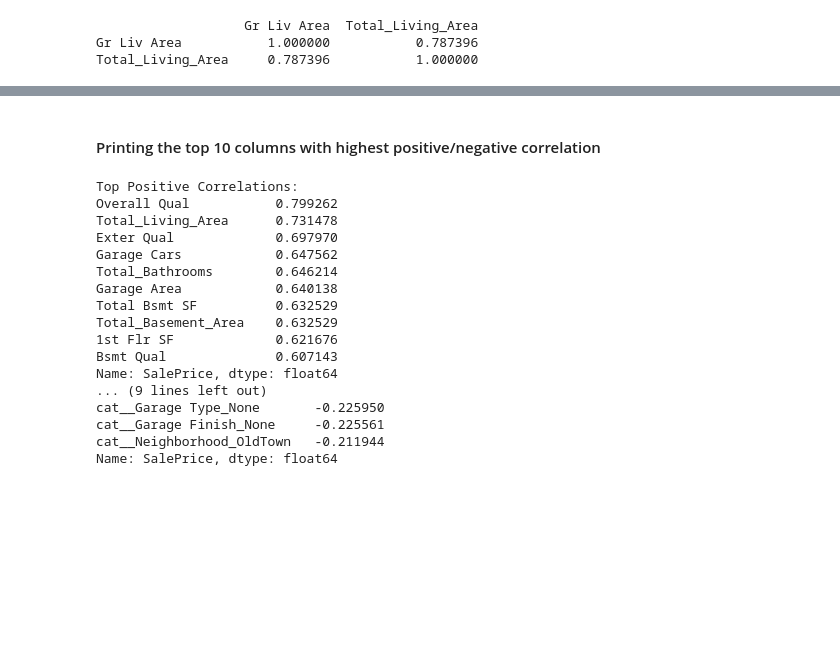
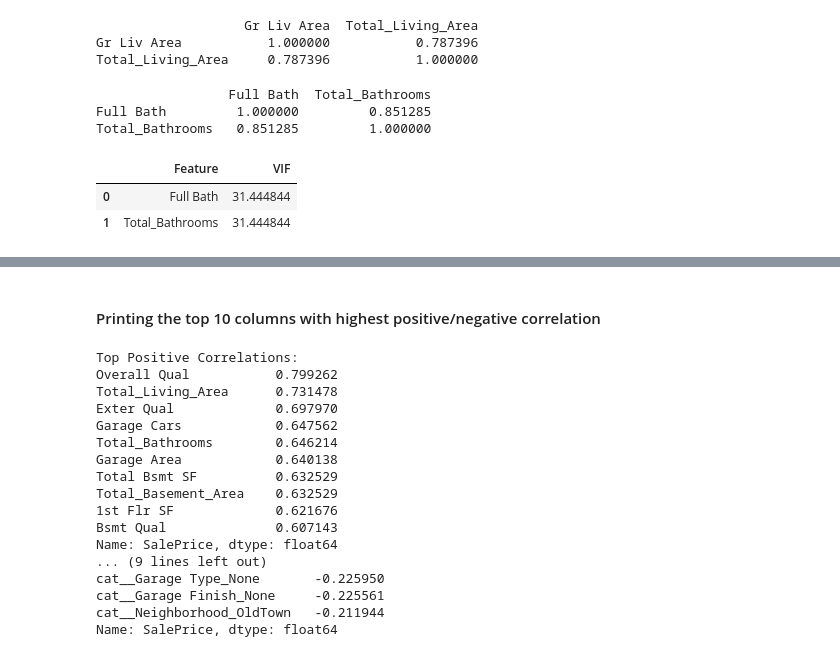
Before and after one commit to Sandeep20013/AI-Learning-Tracking, a Jupyter notebook: Projects/Ames Housing Prediction/Ames Housing Price Prediction - Visualization and Feature Engineering.ipynb, the cells around one changed output, grey strips where cells are left out. Cells and saved outputs as stored; diff of their text form; code cells hidden in the pictures; blank space fills up the shorter version.

```diff
--- a/Projects/Ames Housing Prediction/Ames Housing Price Prediction - Visualization and Feature Engineering.ipynb
+++ b/Projects/Ames Housing Prediction/Ames Housing Price Prediction - Visualization and Feature Engineering.ipynb
@@ -158,0 +149,13 @@ df.drop(columns = ['Gr Liv Area'], inplace = True)
+# %%
+bath_corr = df[['Full Bath', 'Total_Bathrooms']].corr()
+print(porch_corr)
+# %% [output]
+                 Full Bath  Total_Bathrooms
+Full Bath         1.000000         0.851285
+Total_Bathrooms   0.851285         1.000000
+# %%
+check_variance('Full Bath', 'Total_Bathrooms')
+# %% [output]
+|  | Feature | VIF |
+| 0 | Full Bath | 31.444844 |
+| 1 | Total_Bathrooms | 31.444844 |
```
Also changed, not shown: parts of 8 cells of this notebook.
